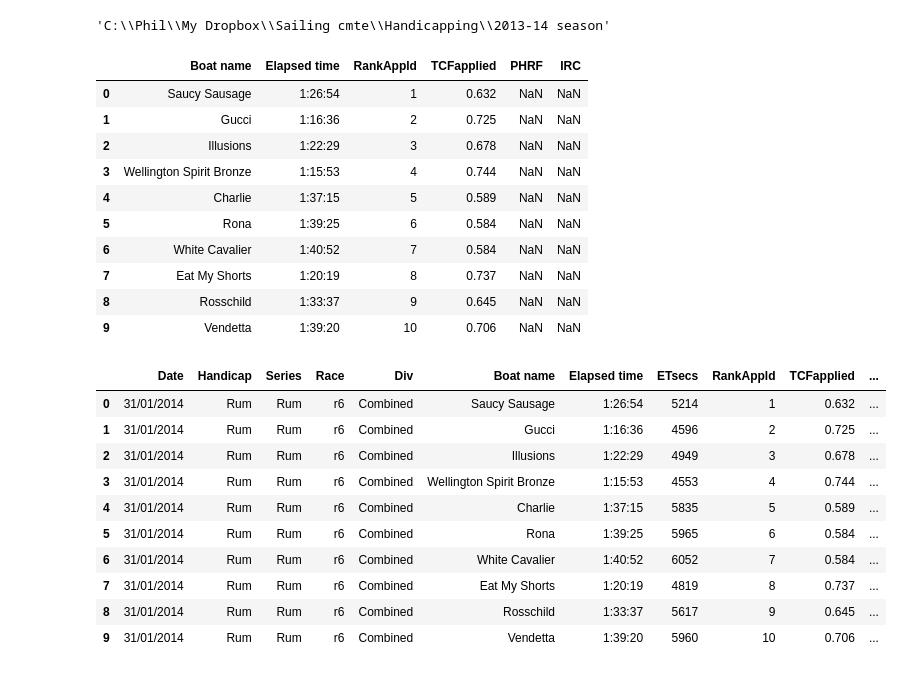
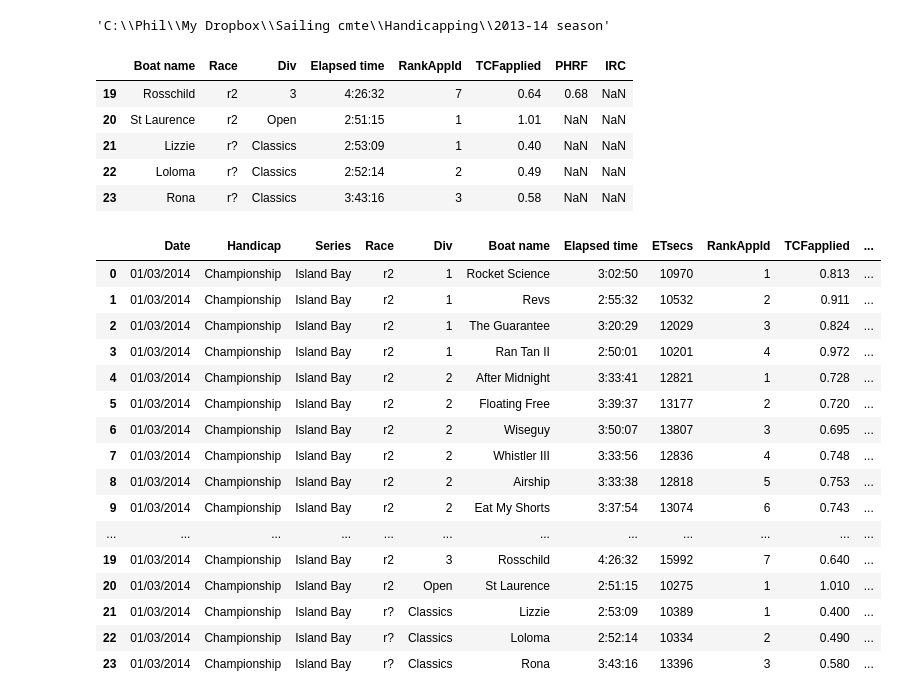
Before and after one commit to drphilbishop/RPNYC_race_analysis, a Jupyter notebook: processRawRaceData.ipynb, the cells around one changed output. Cells and saved outputs as stored; diff of their text form; code cells hidden in the pictures.

Commit message:
update with 1 March Island Bay results

```diff
--- a/processRawRaceData.ipynb
+++ b/processRawRaceData.ipynb
@@ -31,7 +31,7 @@ datapath
 # Take a quick look at a raw CSV file from Yacht Systems
 # - need to select/deselect appropriate cols in CSV
 
-infilename = 'Rum31Jan'
+infilename = 'IslandBayChamp1Mar'
 
 # Following list of colNums and colHdrs works fine on:
 # - Divisional races
@@ -41,12 +41,12 @@ infilename = 'Rum31Jan'
 #              'Boat name','Elapsed time','TCFapplied','Rank','PHRF','IRC']
 
 # Following list of colNums and colHdrs works fine on manually constructed CSVs for combined fleet races:
-CSVcolNums = [0,1,2,3,4,5]
-CSVcolHdrs = ['Boat name','Elapsed time','RankAppld','TCFapplied','PHRF','IRC']
+#CSVcolNums = [0,1,2,3,4,5]
+#CSVcolHdrs = ['Boat name','Elapsed time','RankAppld','TCFapplied','PHRF','IRC']
 
 # Following list of colNums and colHdrs works fine on manually constructed CSVs for divisional races:
-#CSVcolNums = [0,1,2,3,4,5,6,7]
-#CSVcolHdrs = ['Boat name','Race','Div','Elapsed time','RankAppld','TCFapplied','PHRF','IRC']
+CSVcolNums = [0,1,2,3,4,5,6,7]
+CSVcolHdrs = ['Boat name','Race','Div','Elapsed time','RankAppld','TCFapplied','PHRF','IRC']
 
 # Following list of colNums and colHdrs works fine on Island Bay races:
 #CSVcolNums = [1,3,5,7,9,26,27,28,33,36,38,40,44]
@@ -55,8 +55,8 @@ CSVcolHdrs = ['Boat name','Elapsed time','RankAppld','TCFapplied','PHRF','IRC']
 
 q = pd.read_csv(datapath+"/Raw CSV data/"+infilename+'.csv', sep=',', header=None, usecols=CSVcolNums)
 q.columns = CSVcolHdrs
-#q.head(5)
-q
+q.tail(5)
+#q
 
 # Read selected columns from raw CSV file and make boat name the index
 #def input_csv(path,filename,CSVcolNums,CSVcolHdrs):
@@ -73,65 +73,67 @@ q
 # - Make sure Elapsed time field begins with < if no time, e.g. <n/e>, <no entry>, <dnf>, <raf>, <osc>, <dns> etc
 # - Check for duplicate boat names, i.e. incorrect spelling
 # %% [output]
-|  | Boat name | Elapsed time | RankAppld | TCFapplied | PHRF | IRC |
-| 0 | Saucy Sausage | 1:26:54 | 1 | 0.632 | NaN | NaN |
-| 1 | Gucci | 1:16:36 | 2 | 0.725 | NaN | NaN |
-| 2 | Illusions | 1:22:29 | 3 | 0.678 | NaN | NaN |
-| 3 | Wellington Spirit Bronze | 1:15:53 | 4 | 0.744 | NaN | NaN |
-| 4 | Charlie | 1:37:15 | 5 | 0.589 | NaN | NaN |
-| 5 | Rona | 1:39:25 | 6 | 0.584 | NaN | NaN |
-| 6 | White Cavalier | 1:40:52 | 7 | 0.584 | NaN | NaN |
-| 7 | Eat My Shorts | 1:20:19 | 8 | 0.737 | NaN | NaN |
-| 8 | Rosschild | 1:33:37 | 9 | 0.645 | NaN | NaN |
-| 9 | Vendetta | 1:39:20 | 10 | 0.706 | NaN | NaN |
+|  | Boat name | Race | Div | Elapsed time | RankAppld | TCFapplied | PHRF | IRC |
+| 19 | Rosschild | r2 | 3 | 4:26:32 | 7 | 0.64 | 0.68 | NaN |
+| 20 | St Laurence | r2 | Open | 2:51:15 | 1 | 1.01 | NaN | NaN |
+| 21 | Lizzie | r? | Classics | 2:53:09 | 1 | 0.40 | NaN | NaN |
+| 22 | Loloma | r? | Classics | 2:52:14 | 2 | 0.49 | NaN | NaN |
+| 23 | Rona | r? | Classics | 3:43:16 | 3 | 0.58 | NaN | NaN |
 # %%
 # Create a uniformly structured dataframe for the current race data
 
 # Specify h for handicap type, s for series name (see p84 Almanac),
 # r for race number and d for date - for the current set of results
-h = "Rum"
-s = "Rum"
-r = "r6"
-d = "31/01/2014"
+h = "Championship"
+s = "Island Bay"
+r = "r2"
+d = "01/03/2014"
 
 data = pd.read_csv(datapath+"/Raw CSV data/"+infilename+'.csv', sep=',', header=None, usecols=CSVcolNums)
 data.columns = CSVcolHdrs
 data = data.replace(0.00,nan)
 
 data['Date'] = d
 data['Handicap'] = h
 data['Series'] = s
-data['Race'] = r
-data['Div']  = 'Combined'
+#data['Race'] = r
+#data['Div']  = 'Combined'
 #data['Div'] = data['Stuff'].map(lambda x: fn.get_division(x))
 data['ETsecs'] = data['Elapsed time'].map(lambda x: fn.et2seconds(x))
 
 # Overwrite some records...
 #data['Race'][data['Div']=='3'] = 'r3'
 #data['Race'][data['Div']=='Open'] = 'r2'
 #data['Handicap'][data['Div']=='Classics'] = 'Classics'
 #data['Series'][data['Div']=='Classics'] = 'Classics'
 #data['Race'][data['Div']=='Classics'] = 'r1'
 #data['Div'][data['Div']=='Classics'] = 'Combined'
-#data.ix[['Lizzie','Loloma'],'Series'] = 'Classics'
+#data.ix[['21','22','23'],'Series'] = 'Classics'
+#data.ix[['Lizzie','Loloma','Rona'],'Div'] = 'Combined'
 #data.ix[['Lizzie','Loloma'],'Race'] = 'r2'
 
 # Identify desired columns - in order.
 cols = ['Date','Handicap','Series','Race','Div','Boat name','Elapsed time','ETsecs','RankAppld','TCFapplied','PHRF','IRC']
 #data.columns.tolist()
 
 outfilename = infilename
 data[cols].to_csv(datapath+"/Proc'd CSVs/"+outfilename+'.csv', sep = ',')
 data[cols]
 # %% [output]
 |  | Date | Handicap | Series | Race | Div | Boat name | Elapsed time | ETsecs | RankAppld | TCFapplied | ... |
-| 0 | 31/01/2014 | Rum | Rum | r6 | Combined | Saucy Sausage | 1:26:54 | 5214 | 1 | 0.632 | ... |
-| 1 | 31/01/2014 | Rum | Rum | r6 | Combined | Gucci | 1:16:36 | 4596 | 2 | 0.725 | ... |
-| 2 | 31/01/2014 | Rum | Rum | r6 | Combined | Illusions | 1:22:29 | 4949 | 3 | 0.678 | ... |
-| 3 | 31/01/2014 | Rum | Rum | r6 | Combined | Wellington Spirit Bronze | 1:15:53 | 4553 | 4 | 0.744 | ... |
-| 4 | 31/01/2014 | Rum | Rum | r6 | Combined | Charlie | 1:37:15 | 5835 | 5 | 0.589 | ... |
-| 5 | 31/01/2014 | Rum | Rum | r6 | Combined | Rona | 1:39:25 | 5965 | 6 | 0.584 | ... |
-| 6 | 31/01/2014 | Rum | Rum | r6 | Combined | White Cavalier | 1:40:52 | 6052 | 7 | 0.584 | ... |
-| 7 | 31/01/2014 | Rum | Rum | r6 | Combined | Eat My Shorts | 1:20:19 | 4819 | 8 | 0.737 | ... |
-| 8 | 31/01/2014 | Rum | Rum | r6 | Combined | Rosschild | 1:33:37 | 5617 | 9 | 0.645 | ... |
-| 9 | 31/01/2014 | Rum | Rum | r6 | Combined | Vendetta | 1:39:20 | 5960 | 10 | 0.706 | ... |
+| 0 | 01/03/2014 | Championship | Island Bay | r2 | 1 | Rocket Science | 3:02:50 | 10970 | 1 | 0.813 | ... |
+| 1 | 01/03/2014 | Championship | Island Bay | r2 | 1 | Revs | 2:55:32 | 10532 | 2 | 0.911 | ... |
+| 2 | 01/03/2014 | Championship | Island Bay | r2 | 1 | The Guarantee | 3:20:29 | 12029 | 3 | 0.824 | ... |
+| 3 | 01/03/2014 | Championship | Island Bay | r2 | 1 | Ran Tan II | 2:50:01 | 10201 | 4 | 0.972 | ... |
+| 4 | 01/03/2014 | Championship | Island Bay | r2 | 2 | After Midnight | 3:33:41 | 12821 | 1 | 0.728 | ... |
+| 5 | 01/03/2014 | Championship | Island Bay | r2 | 2 | Floating Free | 3:39:37 | 13177 | 2 | 0.720 | ... |
+| 6 | 01/03/2014 | Championship | Island Bay | r2 | 2 | Wiseguy | 3:50:07 | 13807 | 3 | 0.695 | ... |
+| 7 | 01/03/2014 | Championship | Island Bay | r2 | 2 | Whistler III | 3:33:56 | 12836 | 4 | 0.748 | ... |
+| 8 | 01/03/2014 | Championship | Island Bay | r2 | 2 | Airship | 3:33:38 | 12818 | 5 | 0.753 | ... |
+| 9 | 01/03/2014 | Championship | Island Bay | r2 | 2 | Eat My Shorts | 3:37:54 | 13074 | 6 | 0.743 | ... |
+| ... | ... | ... | ... | ... | ... | ... | ... | ... | ... | ... | ... |
+| 19 | 01/03/2014 | Championship | Island Bay | r2 | 3 | Rosschild | 4:26:32 | 15992 | 7 | 0.640 | ... |
+| 20 | 01/03/2014 | Championship | Island Bay | r2 | Open | St Laurence | 2:51:15 | 10275 | 1 | 1.010 | ... |
+| 21 | 01/03/2014 | Championship | Island Bay | r? | Classics | Lizzie | 2:53:09 | 10389 | 1 | 0.400 | ... |
+| 22 | 01/03/2014 | Championship | Island Bay | r? | Classics | Loloma | 2:52:14 | 10334 | 2 | 0.490 | ... |
+| 23 | 01/03/2014 | Championship | Island Bay | r? | Classics | Rona | 3:43:16 | 13396 | 3 | 0.580 | ... |
```
Also changed, not shown: 4 other files.
